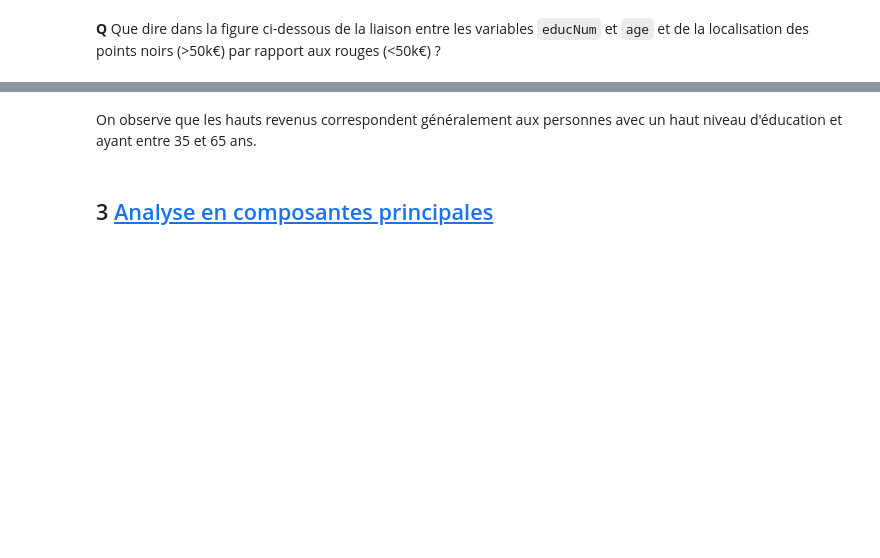
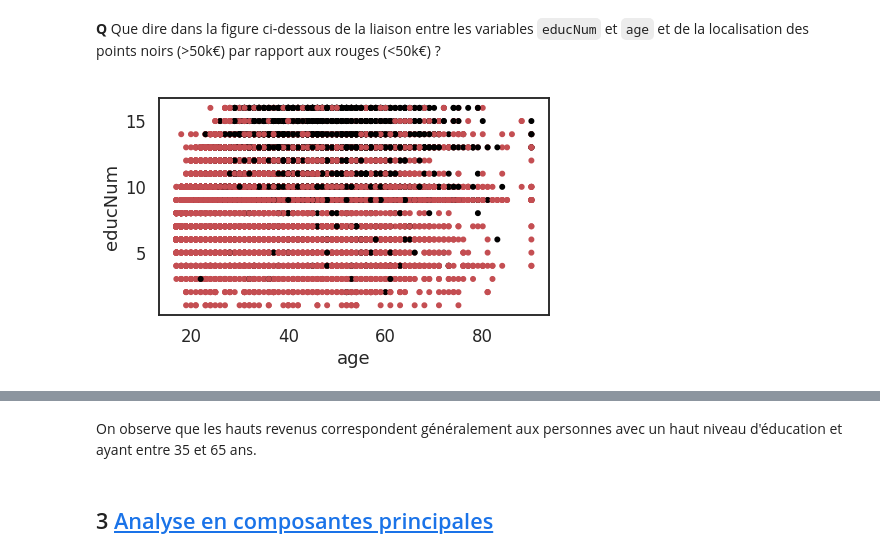
Before and after one commit to PaulCharnay/Exploration, a Jupyter notebook: Explo-Python-AdultCensus.ipynb, the cells around one changed output, grey strips where cells are left out. Saved outputs shown, nothing was run; the diff lists cells and outputs as text; code cells hidden in the pictures; blank space fills up the shorter version.

```diff
--- a/Explo-Python-AdultCensus.ipynb
+++ b/Explo-Python-AdultCensus.ipynb
@@ -364,7 +431,10 @@ plt.show()
 # %% [markdown]
 **Q** Que dire dans la figure ci-dessous de la liaison entre les variables `educNum` et `age` et de la localisation des points noirs (>50k€) par rapport aux rouges (<50k€) ?
 # %%
+fig, ax = plt.subplots(figsize=(7, 4))
 col = adult["income"].map({"incHigh":'black', "incLow":'r'})
-adult.plot.scatter(x="age", y="educNum", c=col, alpha=0.5)
+adult.plot.scatter(x="age", y="educNum", c=col, alpha=1, ax=ax)
 plt.show()
+# %% [output]
+[figure, added]
 # %%
```
Also changed, not shown: parts of 45 cells of this notebook.
